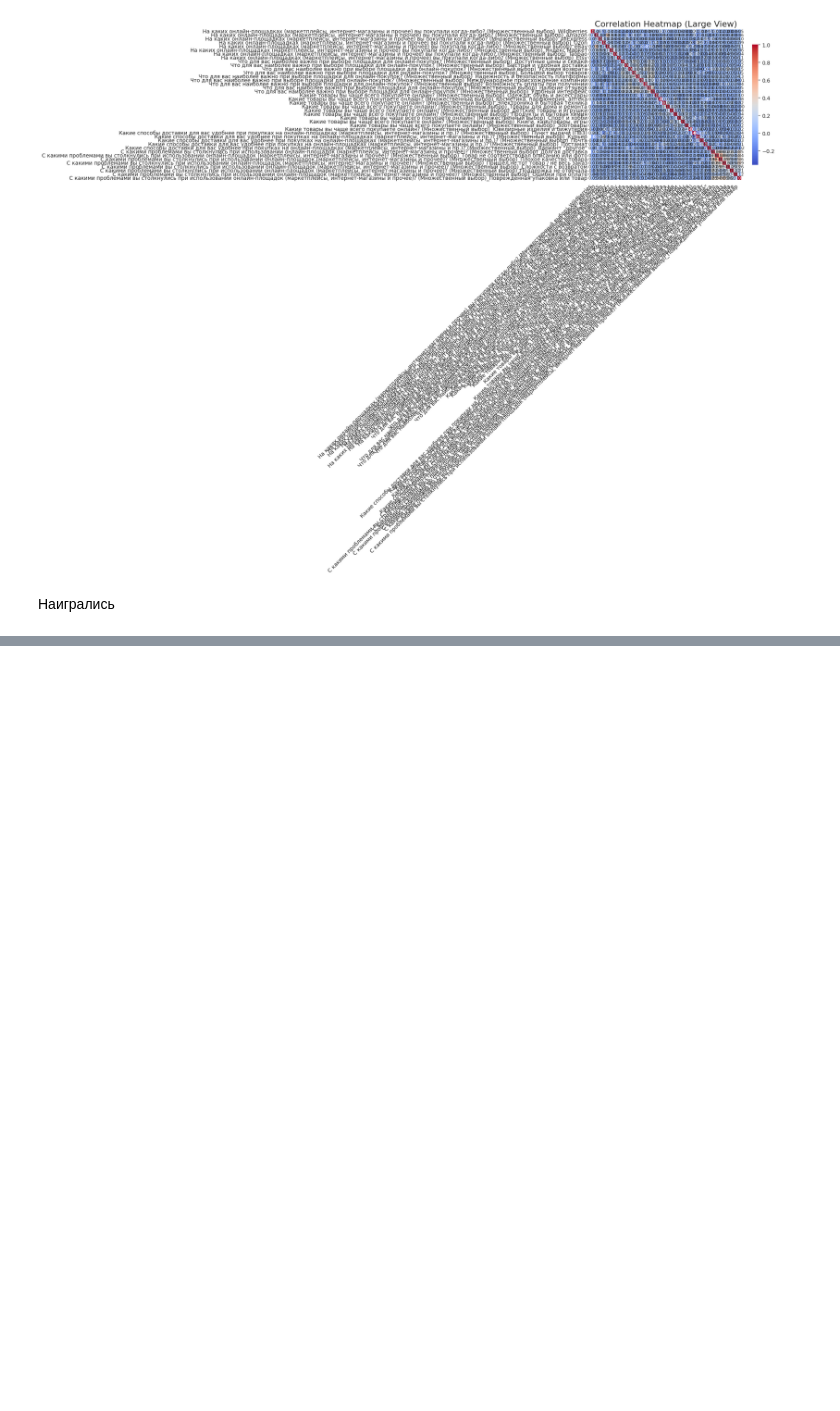
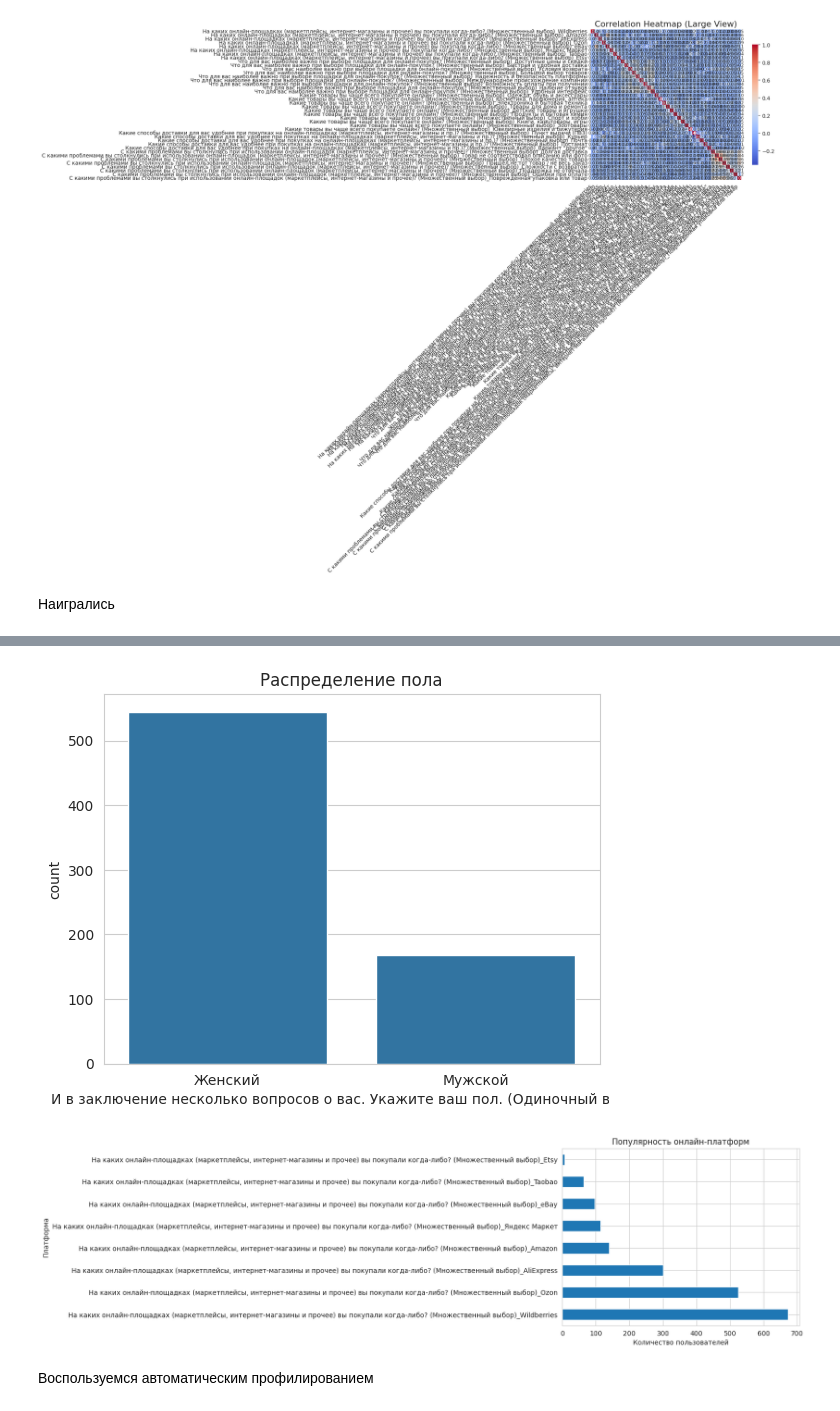
Before and after one commit to TheoDaimonn/WB_test, a Jupyter notebook: research/main.ipynb, the cells around one changed output, grey strips where cells are left out. Saved outputs shown, nothing was run; the diff lists cells and outputs as text; code cells hidden in the pictures; blank space fills up the shorter version.

```diff
--- a/research/main.ipynb
+++ b/research/main.ipynb
@@ -529,0 +626,16 @@ plt.show()
+# %%
+sns.countplot(data=df, x="И в заключение несколько вопросов о вас. Укажите ваш пол. (Одиночный выбор)")
+plt.title("Распределение пола")
+plt.show()
+
+# Популярные платформы
+platforms = df.filter(like="На каких онлайн-площадках").sum().sort_values(ascending=False)
+platforms.plot(kind="barh", title="Популярность онлайн-платформ")
+plt.xlabel("Количество пользователей")
+plt.ylabel("Платформа")
+plt.show()
+# %% [output]
+[figure, added]
+[figure, added]
+# %% [markdown]
+Воспользуемся автоматическим профилированием
```
Also changed, not shown: parts of 17 cells of this notebook, 1 other file.
